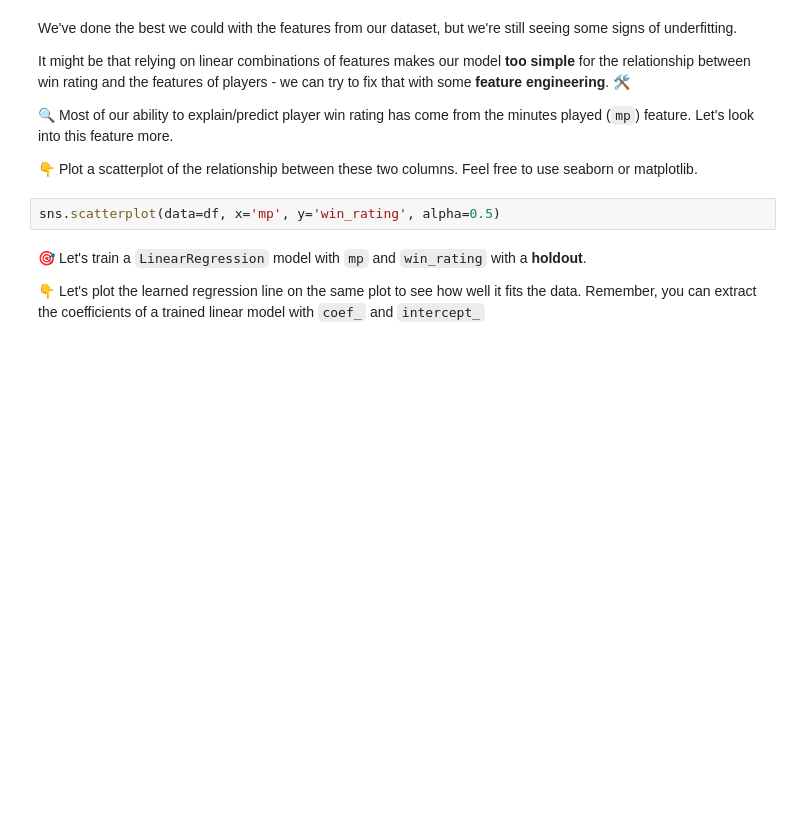
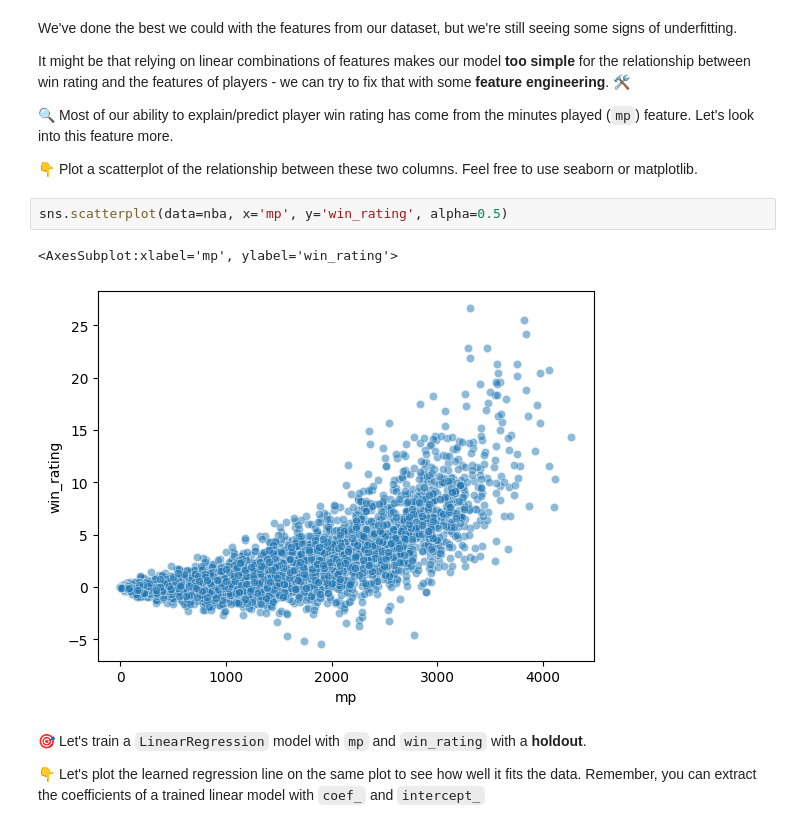
Before and after one commit to neural5torm/data-learning-curves, a Jupyter notebook: Learning_Curves.ipynb, the cells around one changed output. Cells and saved outputs as stored; diff of their text form; blank space fills up the shorter version.

```diff
--- a/Learning_Curves.ipynb
+++ b/Learning_Curves.ipynb
@@ -139,7 +188,10 @@ It might be that relying on linear combinations of features makes our model **to
 
 👇 Plot a scatterplot of the relationship between these two columns. Feel free to use seaborn or matplotlib.
 # %%
-sns.scatterplot(data=df, x='mp', y='win_rating', alpha=0.5)
+sns.scatterplot(data=nba, x='mp', y='win_rating', alpha=0.5)
+# %% [output]
+<AxesSubplot:xlabel='mp', ylabel='win_rating'>
+[figure, added]
 # %% [markdown]
 🎯 Let's train a `LinearRegression` model with `mp` and `win_rating` with a **holdout**.
 
```
Also changed, not shown: parts of 17 cells of this notebook.
